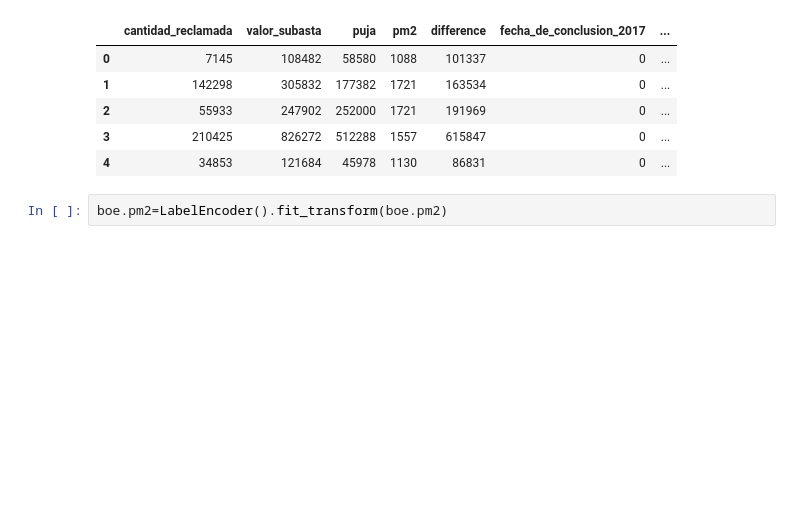
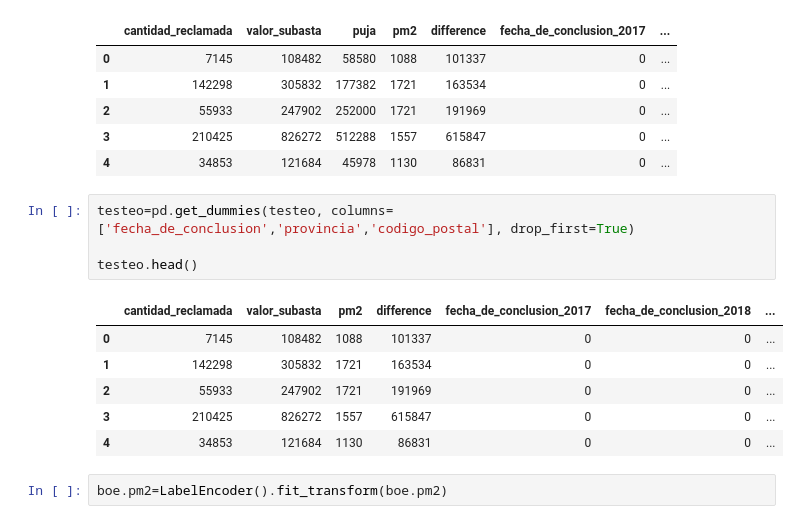
Before and after one commit to Artturoo/Final_Project, a Jupyter notebook: src/MachineLearning_Modelo_Predictivo.ipynb, the cells around one changed output. Cells and saved outputs as stored; diff of their text form; blank space fills up the shorter version.

```diff
--- a/src/MachineLearning_Modelo_Predictivo.ipynb
+++ b/src/MachineLearning_Modelo_Predictivo.ipynb
@@ -140,6 +186,17 @@ boe.head()
 | 2 | 55933 | 247902 | 252000 | 1721 | 191969 | 0 | ... |
 | 3 | 210425 | 826272 | 512288 | 1557 | 615847 | 0 | ... |
 | 4 | 34853 | 121684 | 45978 | 1130 | 86831 | 0 | ... |
+# %%
+testeo=pd.get_dummies(testeo, columns=['fecha_de_conclusion','provincia','codigo_postal'], drop_first=True)
+
+testeo.head()
+# %% [output]
+|  | cantidad_reclamada | valor_subasta | pm2 | difference | fecha_de_conclusion_2017 | fecha_de_conclusion_2018 | ... |
+| 0 | 7145 | 108482 | 1088 | 101337 | 0 | 0 | ... |
+| 1 | 142298 | 305832 | 1721 | 163534 | 0 | 0 | ... |
+| 2 | 55933 | 247902 | 1721 | 191969 | 0 | 0 | ... |
+| 3 | 210425 | 826272 | 1557 | 615847 | 0 | 0 | ... |
+| 4 | 34853 | 121684 | 1130 | 86831 | 0 | 0 | ... |
 # %%
 boe.pm2=LabelEncoder().fit_transform(boe.pm2)
 # %%
```
Also changed, not shown: parts of 34 cells of this notebook, 6 other files.
